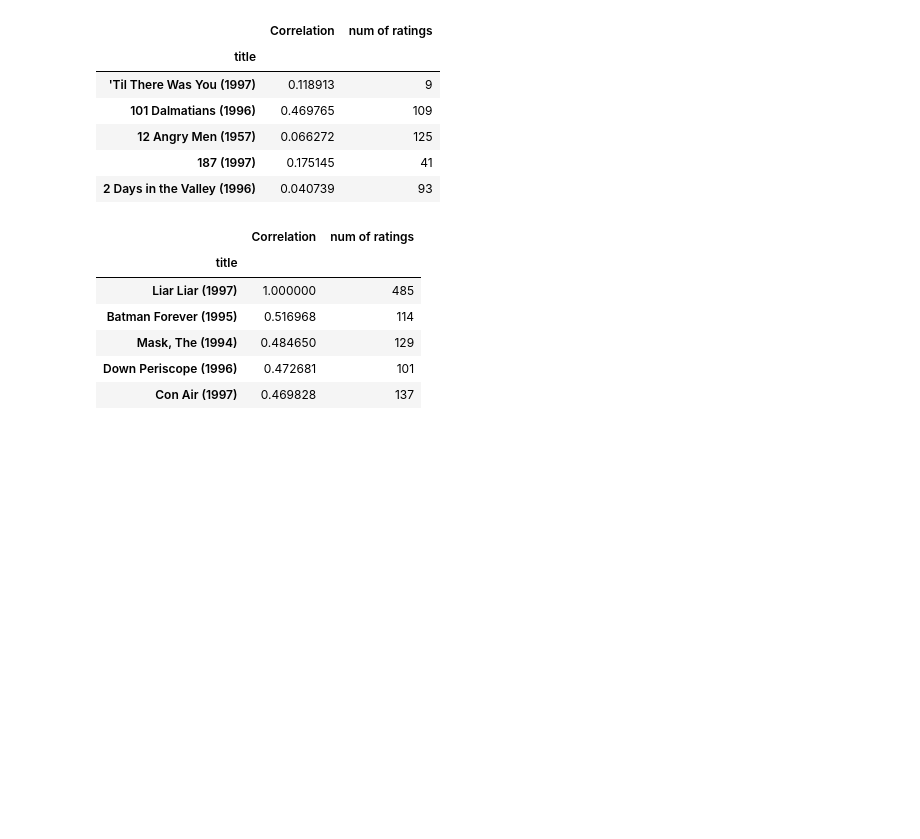
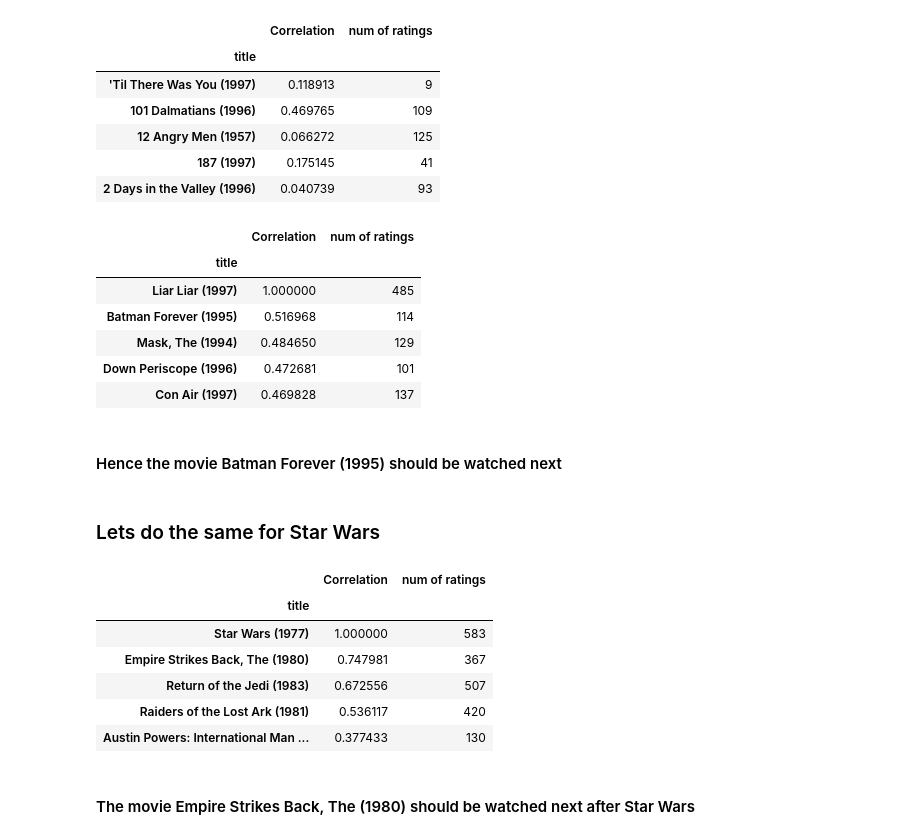
Before and after one commit to nilbro/data_science_projects, a Jupyter notebook: movie_recommendation/Movie Recommender System with Python.ipynb, the cells around one changed output. Drawn from its saved outputs; the diff is of its cells as text; code cells hidden in the pictures; blank space fills up the shorter version.

```diff
--- a/movie_recommendation/Movie Recommender System with Python.ipynb
+++ b/movie_recommendation/Movie Recommender System with Python.ipynb
@@ -242,3 +242,24 @@ corr_liarliar[corr_liarliar['num of ratings']>100].sort_values('Correlation',asc
 | Mask, The (1994) | 0.484650 | 129 |
 | Down Periscope (1996) | 0.472681 | 101 |
 | Con Air (1997) | 0.469828 | 137 |
+# %% [markdown]
+#### Hence the movie Batman Forever (1995) should be watched next
+# %% [markdown]
+### Lets do the same for Star Wars
+# %%
+starwars_user_ratings = moviemat['Star Wars (1977)']
+similar_to_starwars = moviemat.corrwith(starwars_user_ratings)
+corr_starwars = pd.DataFrame(similar_to_starwars,columns=['Correlation'])
+corr_starwars.dropna(inplace=True)
+corr_starwars = corr_starwars.join(ratings['num of ratings'])
+corr_starwars[corr_starwars['num of ratings']>100].sort_values('Correlation',ascending=False).head()
+# %% [output]
+|  | Correlation | num of ratings |
+| title |  |  |
+| Star Wars (1977) | 1.000000 | 583 |
+| Empire Strikes Back, The (1980) | 0.747981 | 367 |
+| Return of the Jedi (1983) | 0.672556 | 507 |
+| Raiders of the Lost Ark (1981) | 0.536117 | 420 |
+| Austin Powers: International Man ... | 0.377433 | 130 |
+# %% [markdown]
+#### The movie Empire Strikes Back, The (1980) should be watched next after Star Wars
```
